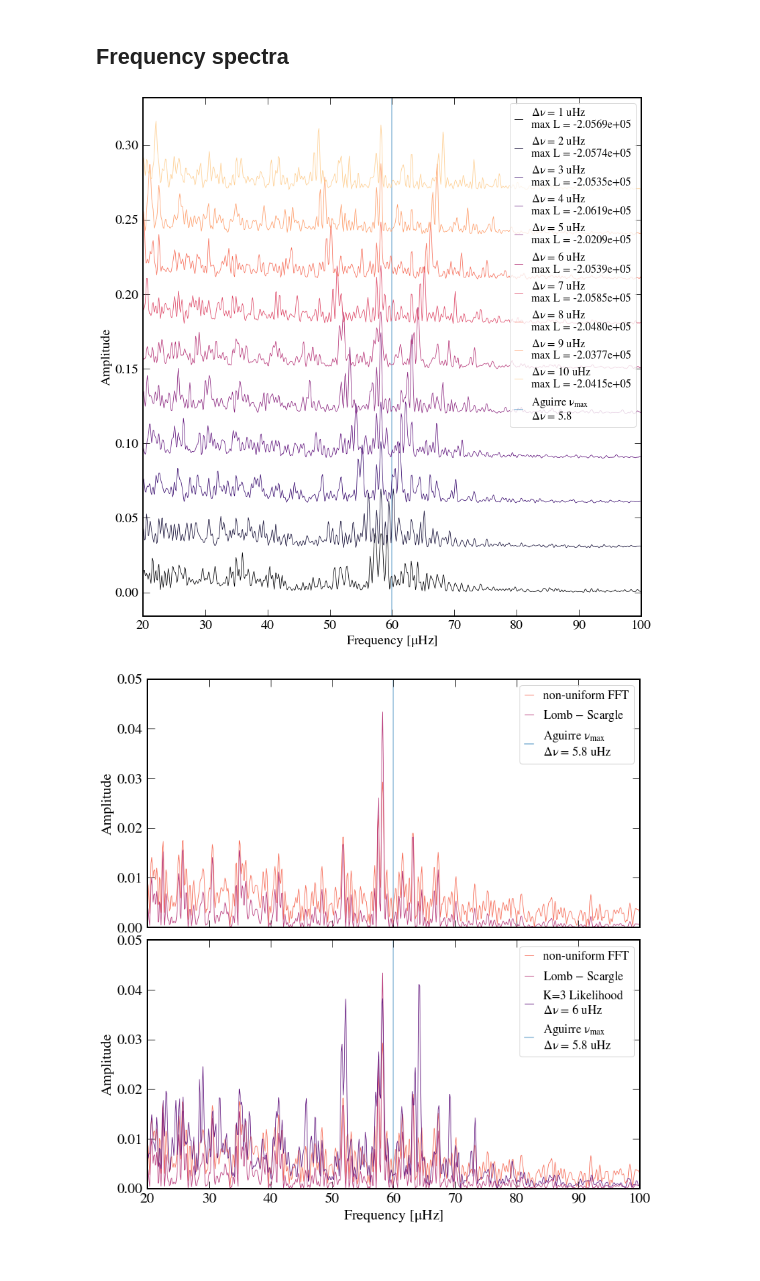
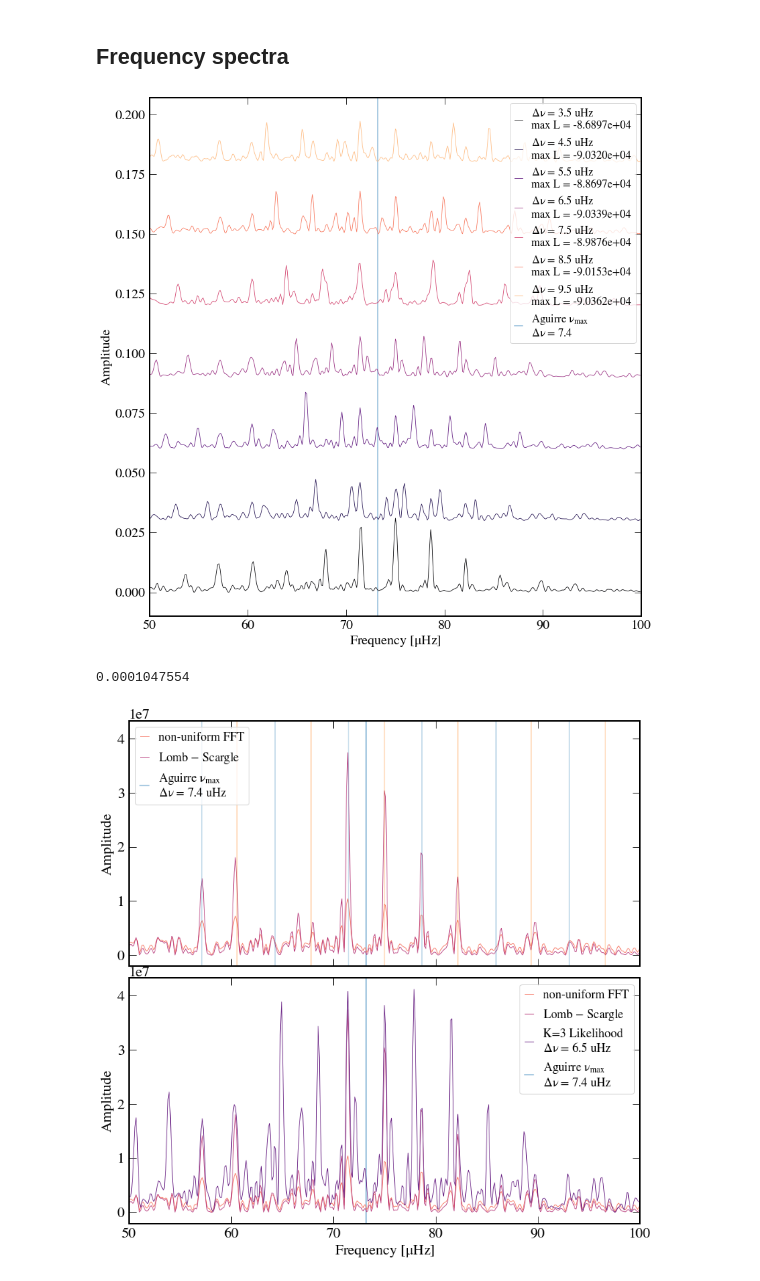
Before and after one commit to abonaca/tess_giants, a Jupyter notebook: notebooks/Light_Curve_Primer.ipynb, the cells around one changed output. Cells and saved outputs as stored; diff of their text form; code cells hidden in the pictures.

```diff
--- a/notebooks/Light_Curve_Primer.ipynb
+++ b/notebooks/Light_Curve_Primer.ipynb
@@ -16,7 +16,7 @@ plt.style.use('notebook')
 ## Read in a TESS light curve
 # %%
 tin = Table.read('../data/aguirre_1sec.fits')
-i0 = 14
+i0 = 13
 # %% [output]
 WARNING: VerifyWarning: It is strongly recommended that column names contain only upper and lower-case ASCII letters, digits, or underscores for maximum compatibility with other software (got '[Fe/H]' ...
 # %%
@@ -57,7 +57,7 @@ ind_positive = k_iday>0
 frlin = k_iday[ind_positive]
 freq = frlin * 2*np.pi
 # %%
-pgram = signal.lombscargle(tm, fm, freq, normalize=True)
+pgram = signal.lombscargle(tm, fm, freq, normalize=False)
 # %% [markdown]
 ## Forward model
 # %%
@@ -81,15 +81,18 @@ def ln_profile_like_K_freqs(ts, ys, yivars, nu, deltanu, K=3):
     return -0.5 * np.sum(yivars * resid ** 2)
 # %%
 # select only frequencies in the relevant range (to save on computation time)
-ind_xrange = (k>20*u.uHz) & (k<100*u.uHz)
+ind_xrange = (k>50*u.uHz) & (k<100*u.uHz)
 freqs = k[ind_xrange]
 freqs_iday = k_iday[ind_xrange]
 
 # solve for a variety of Delta nu
 Ndfreq = 10
-dfreqs = np.linspace(1,10,Ndfreq)*u.uHz
+dfreqs = np.linspace(3,12.5,Ndfreq)*u.uHz
+dfreqs = np.arange(3.5, 10.5, 1)*u.uHz
 dfreqs_iday = dfreqs.to(u.day**-1).value
 
+Ndfreq = np.size(dfreqs)
+
 K0 = 3
 # %%
 fll = np.empty((Ndfreq, np.size(freqs)))
@@ -105,12 +108,12 @@ plt.figure(figsize=(12,12))
 
 for i in range(Ndfreq):
     plt.plot(k[ind_xrange], 0.03*i+(fll[i]-np.min(fll[i]))*4e-6, '-', color=cmap(i/Ndfreq), lw=0.8,
-             label='$\Delta\\nu$ = {:.0f}\nmax L = {:.4e}'.format(dfreqs[i], np.max(fll[i])))
+             label='$\Delta\\nu$ = {:.1f}\nmax L = {:.4e}'.format(dfreqs[i], np.max(fll[i])))
 plt.axvline(tin['numax'][i0], label='Aguirre $\\nu_{{max}}$\n$\Delta\\nu$ = {:.1f}'.format(tin['Delnu'][i0]),
             zorder=0, alpha=0.5)
 
 plt.legend(fontsize='small', handlelength=0.7)
-plt.xlim(20,100)
+plt.xlim(50,100)
 # plt.ylim(0, 0.05)
 
 plt.xlabel('Frequency [$\mu$Hz]')
@@ -118,32 +121,43 @@ plt.ylabel('Amplitude')
 
 plt.tight_layout()
 # %% [output]
-[figure, old version]
+[figure, new version]
+# %%
+np.median(ivar)
+# %% [output]
+0.0001047554
 # %%
 # compare the three spectral analyses of the light curve
 cmap = mpl.cm.magma
-iclose = 5
+iclose = 3
 
 fig, ax = plt.subplots(2,1,figsize=(11,11), sharex=True, sharey=True)
 
 for i in range(2):
     plt.sca(ax[i])
-    plt.plot(k, amp*1.5e-8, '-', color=cmap(0.7), lw=0.8, label='non-uniform FFT')
+    plt.plot(k, amp*4*np.pi, '-', color=cmap(0.7), lw=0.8, label='non-uniform FFT')
     plt.plot(k[ind_positive], pgram, '-', color=cmap(0.5), lw=0.8, label='Lomb $-$ Scargle')
     if i==1:
-        plt.plot(k[ind_xrange], (fll[iclose]-np.min(fll[iclose]))*4e-6, '-', color=cmap(0.3), lw=0.8,
-             label='K=3 Likelihood\n$\Delta\\nu$ = {:.0f}'.format(dfreqs[iclose]))
+        plt.plot(k[ind_xrange], (fll[iclose]-np.min(fll[iclose]))/(np.median(ivar)),
+                 '-', color=cmap(0.3), lw=0.8,
+             label='K={:d} Likelihood\n$\Delta\\nu$ = {:.1f}'.format(K0, dfreqs[iclose]))
 
     plt.axvline(tin['numax'][i0], label='Aguirre $\\nu_{{max}}$\n$\Delta\\nu$ = {:.1f} uHz'.format(tin['Delnu'][i0]),
                 zorder=0, alpha=0.5)
     plt.ylabel('Amplitude')
     plt.legend(fontsize='small', handlelength=0.7)
 
+plt.sca(ax[0])
+for i in range(15):
+    plt.axvline(71.5+(i-2)*7.2, color='tab:blue', alpha=0.3)
+    plt.axvline(75.+(i-2)*7.2, color='tab:orange', alpha=0.3)
 
-plt.xlim(20,100)
-plt.ylim(0, 0.05)
+plt.sca(ax[1])
+# plt.xlim(0,150)
+plt.xlim(50,100)
+# plt.ylim(0, 0.05)
 plt.xlabel('Frequency [$\mu$Hz]')
 
 plt.tight_layout(h_pad=0)
 # %% [output]
-[figure, old version]
+[figure, new version]
```
Also changed, not shown: parts of 10 cells of this notebook.
